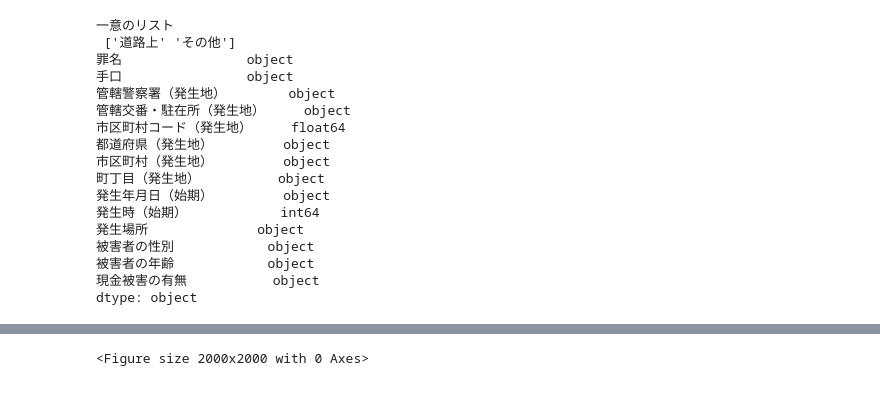
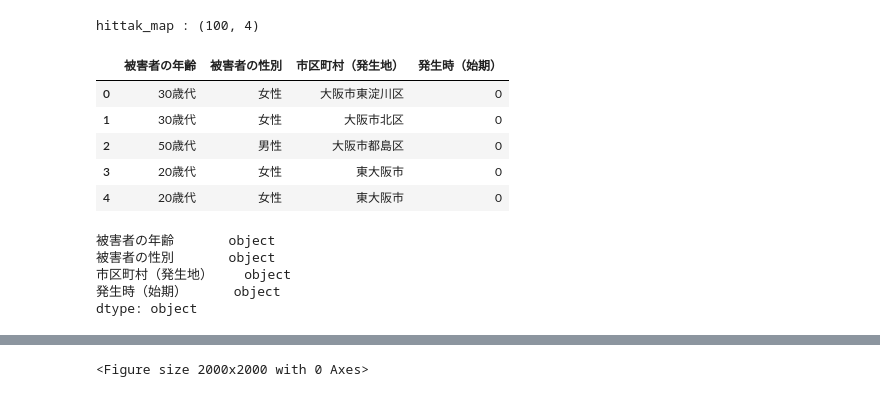
Before and after one commit to TechNursing/Osaka_hittakuri_data_analyst, a Jupyter notebook: NoteBooks/Untitled.ipynb, the cells around one changed output, grey strips where cells are left out. Drawn from its saved outputs; the diff is of its cells as text; code cells hidden in the pictures.

```diff
--- a/NoteBooks/Untitled.ipynb
+++ b/NoteBooks/Untitled.ipynb
@@ -1,26 +1,25 @@
-# %%
-import pandas as pd
-
-hittak = pd.read_csv('../raw/osaka_2021hittakuri.csv')
-u_list = hittak["発生場所"].unique()
-print("一意のリスト\n", u_list)
-print(f'{hittak.dtypes} \n')
-# display(hittak.tail(10))
-# %% [output]
-一意のリスト
- ['道路上' 'その他']
-罪名                object
-手口                object
-管轄警察署（発生地）        object
-管轄交番・駐在所（発生地）     object
-市区町村コード（発生地）     float64
-都道府県（発生地）         object
-市区町村（発生地）         object
-町丁目（発生地）          object
-発生年月日（始期）         object
-発生時（始期）            int64
-発生場所              object
-被害者の性別            object
-被害者の年齢            object
-現金被害の有無           object
-dtype: object
+# %%
+import pandas as pd
+
+hittak_map = pd.read_csv('../CleansedFiles/hittak_map.csv')
+# データの形を表示(行数・列数を取得)
+print(f'hittak_map : {hittak_map.shape}\n')
+display(hittak_map.head(5))
+# %% [output]
+hittak_map : (100, 4)
+|  | 被害者の年齢 | 被害者の性別 | 市区町村（発生地） | 発生時（始期） |
+| 0 | 30歳代 | 女性 | 大阪市東淀川区 | 0 |
+| 1 | 30歳代 | 女性 | 大阪市北区 | 0 |
+| 2 | 50歳代 | 男性 | 大阪市都島区 | 0 |
+| 3 | 20歳代 | 女性 | 東大阪市 | 0 |
+| 4 | 20歳代 | 女性 | 東大阪市 | 0 |
+# %%
+hittak_map['発生時（始期）'] = hittak_map['発生時（始期）'].astype(str)
+# 各columnのデータ型を表示
+print(f'{hittak_map.dtypes} \n')
+# %% [output]
+被害者の年齢       object
+被害者の性別       object
+市区町村（発生地）    object
+発生時（始期）      object
+dtype: object
```
Also changed, not shown: parts of 10 cells of this notebook, 3 other files.
